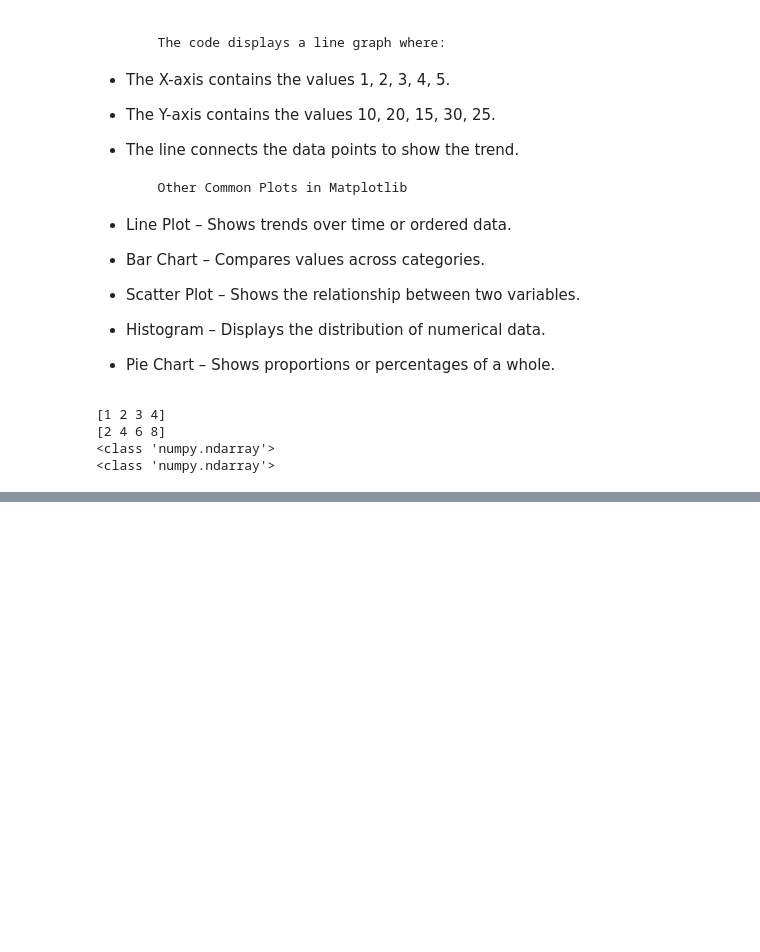
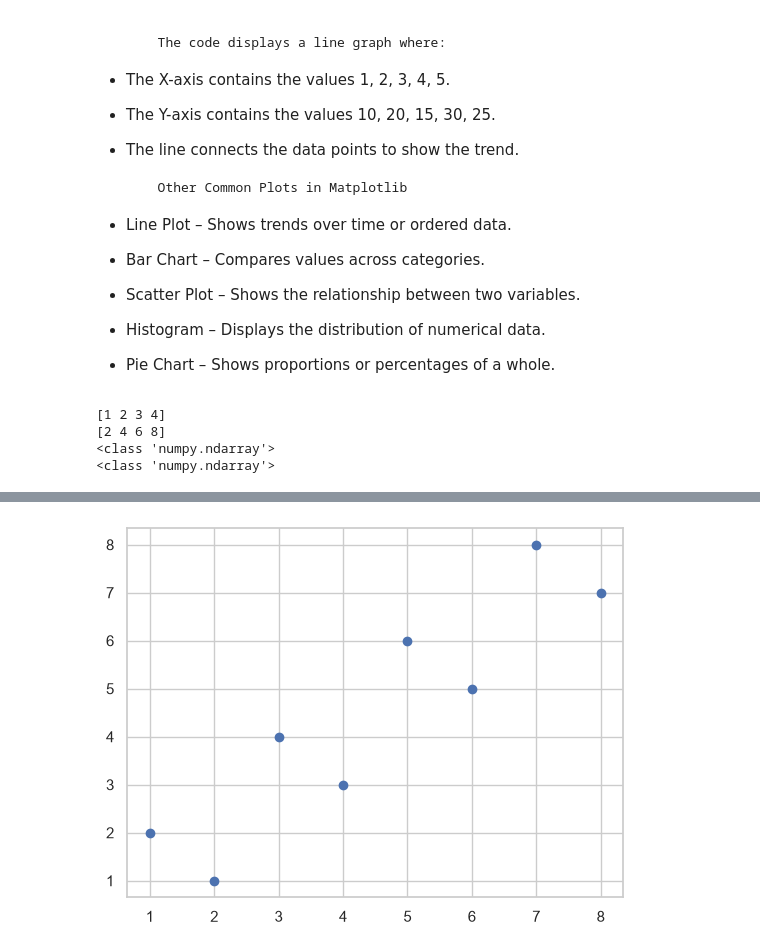
Before and after one commit to RehanAlam93/6-Months-Data-Science, a Jupyter notebook: matplotlib/basic_matplot.ipynb, the cells around one changed output, grey strips where cells are left out. Cells and saved outputs as stored; diff of their text form; code cells hidden in the pictures; blank space fills up the shorter version.

```diff
--- a/matplotlib/basic_matplot.ipynb
+++ b/matplotlib/basic_matplot.ipynb
@@ -145,0 +177,7 @@ plt.barh(ypoint,xpoint, color="red")
+# %%
+arr=np.array([1,3,5,7,2,4,6,8])
+arr2=np.array([2,4,6,8,1,3,5,7])
+plt.scatter(arr,arr2)    # Create a scatter plot
+plt.show()
+# %% [output]
+[figure, added]
```
Also changed, not shown: parts of 34 cells of this notebook.
